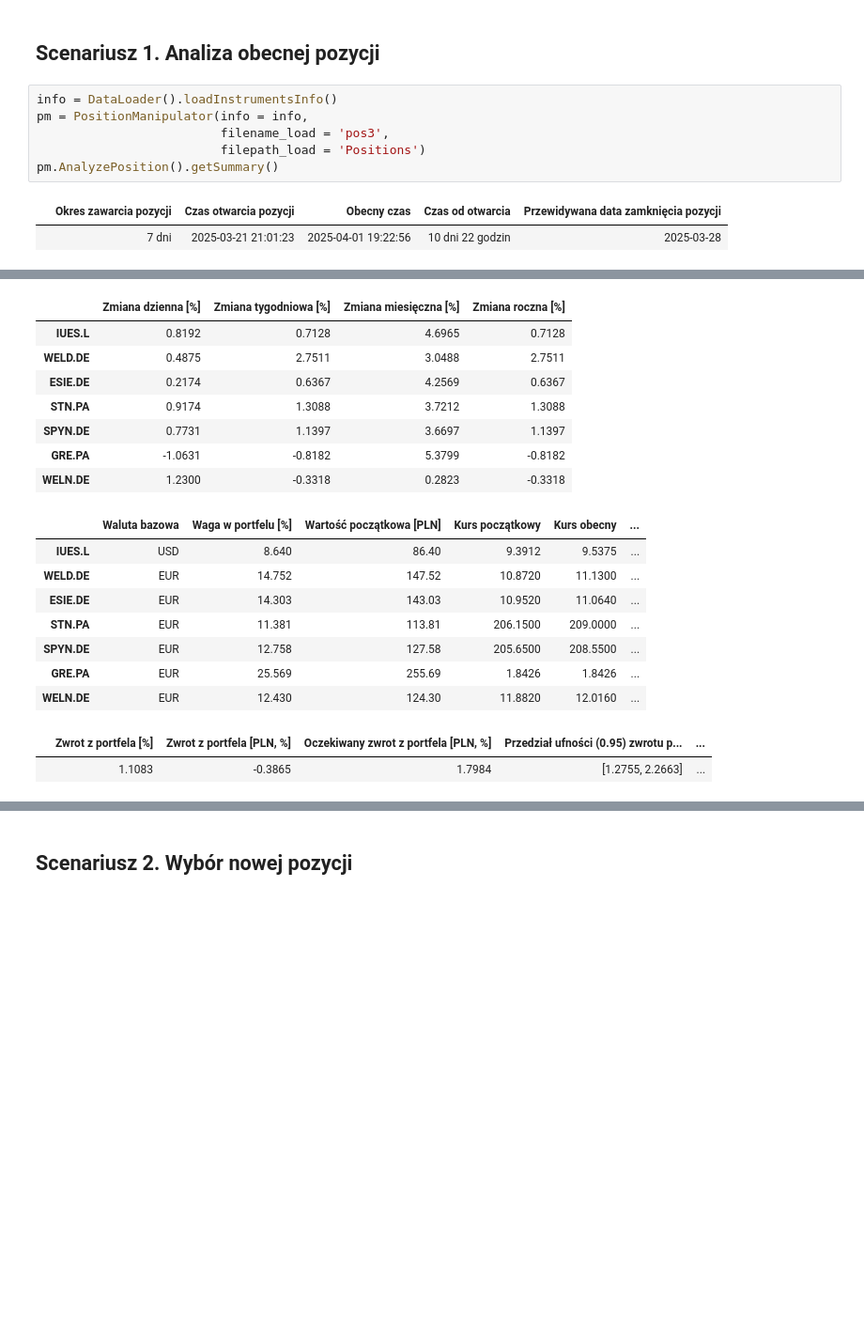
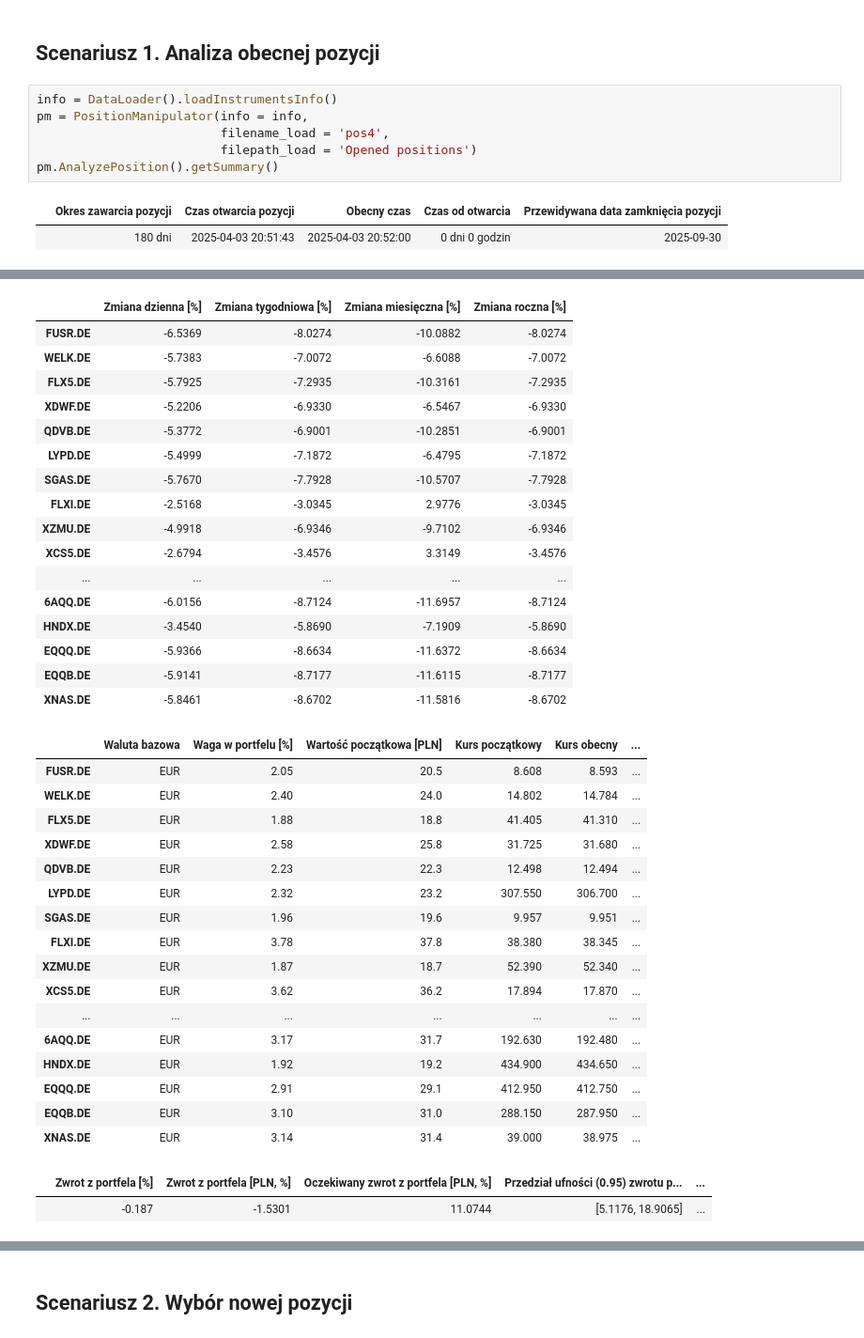
Before and after one commit to jakubweglowski/ETF-Trading, a Jupyter notebook: run.ipynb, the cells around one changed output, grey strips where cells are left out. Shown at 94% size. Saved outputs shown, nothing was run; the diff lists cells and outputs as text; blank space fills up the shorter version.

```diff
--- a/run.ipynb
+++ b/run.ipynb
@@ -53,10 +53,10 @@ Zakończono pobieranie
 # %%
 info = DataLoader().loadInstrumentsInfo()
 pm = PositionManipulator(info = info,
-                         filename_load = 'pos3',
-                         filepath_load = 'Positions')
+                         filename_load = 'pos4',
+                         filepath_load = 'Opened positions')
 pm.AnalyzePosition().getSummary()
 # %% [output]
 |  | Okres zawarcia pozycji | Czas otwarcia pozycji | Obecny czas | Czas od otwarcia | Przewidywana data zamknięcia pozycji |
-|  | 7 dni | 2025-03-21 21:01:23 | 2025-04-01 19:22:56 | 10 dni 22 godzin | 2025-03-28 |
+|  | 180 dni | 2025-04-03 20:51:43 | 2025-04-03 20:52:00 | 0 dni 0 godzin | 2025-09-30 |
 |  | Początkowy kurs walutowy (Ask) | Obecny kurs walutowy (Bid) | Stopa zwrotu [%] |
@@ -67,18 +67,36 @@ pm.AnalyzePosition().getSummary()
 |  | Zmiana dzienna [%] | Zmiana tygodniowa [%] | Zmiana miesięczna [%] | Zmiana roczna [%] |
-| IUES.L | 0.8192 | 0.7128 | 4.6965 | 0.7128 |
-| WELD.DE | 0.4875 | 2.7511 | 3.0488 | 2.7511 |
-| ESIE.DE | 0.2174 | 0.6367 | 4.2569 | 0.6367 |
-| STN.PA | 0.9174 | 1.3088 | 3.7212 | 1.3088 |
-| SPYN.DE | 0.7731 | 1.1397 | 3.6697 | 1.1397 |
-| GRE.PA | -1.0631 | -0.8182 | 5.3799 | -0.8182 |
-| WELN.DE | 1.2300 | -0.3318 | 0.2823 | -0.3318 |
+| FUSR.DE | -6.5369 | -8.0274 | -10.0882 | -8.0274 |
+| WELK.DE | -5.7383 | -7.0072 | -6.6088 | -7.0072 |
+| FLX5.DE | -5.7925 | -7.2935 | -10.3161 | -7.2935 |
+| XDWF.DE | -5.2206 | -6.9330 | -6.5467 | -6.9330 |
+| QDVB.DE | -5.3772 | -6.9001 | -10.2851 | -6.9001 |
+| LYPD.DE | -5.4999 | -7.1872 | -6.4795 | -7.1872 |
+| SGAS.DE | -5.7670 | -7.7928 | -10.5707 | -7.7928 |
+| FLXI.DE | -2.5168 | -3.0345 | 2.9776 | -3.0345 |
+| XZMU.DE | -4.9918 | -6.9346 | -9.7102 | -6.9346 |
+| XCS5.DE | -2.6794 | -3.4576 | 3.3149 | -3.4576 |
+| ... | ... | ... | ... | ... |
+| 6AQQ.DE | -6.0156 | -8.7124 | -11.6957 | -8.7124 |
+| HNDX.DE | -3.4540 | -5.8690 | -7.1909 | -5.8690 |
+| EQQQ.DE | -5.9366 | -8.6634 | -11.6372 | -8.6634 |
+| EQQB.DE | -5.9141 | -8.7177 | -11.6115 | -8.7177 |
+| XNAS.DE | -5.8461 | -8.6702 | -11.5816 | -8.6702 |
 |  | Waluta bazowa | Waga w portfelu [%] | Wartość początkowa [PLN] | Kurs początkowy | Kurs obecny | ... |
-| IUES.L | USD | 8.640 | 86.40 | 9.3912 | 9.5375 | ... |
-| WELD.DE | EUR | 14.752 | 147.52 | 10.8720 | 11.1300 | ... |
-| ESIE.DE | EUR | 14.303 | 143.03 | 10.9520 | 11.0640 | ... |
-| STN.PA | EUR | 11.381 | 113.81 | 206.1500 | 209.0000 | ... |
-| SPYN.DE | EUR | 12.758 | 127.58 | 205.6500 | 208.5500 | ... |
-| GRE.PA | EUR | 25.569 | 255.69 | 1.8426 | 1.8426 | ... |
-| WELN.DE | EUR | 12.430 | 124.30 | 11.8820 | 12.0160 | ... |
+| FUSR.DE | EUR | 2.05 | 20.5 | 8.608 | 8.593 | ... |
+| WELK.DE | EUR | 2.40 | 24.0 | 14.802 | 14.784 | ... |
+| FLX5.DE | EUR | 1.88 | 18.8 | 41.405 | 41.310 | ... |
+| XDWF.DE | EUR | 2.58 | 25.8 | 31.725 | 31.680 | ... |
+| QDVB.DE | EUR | 2.23 | 22.3 | 12.498 | 12.494 | ... |
+| LYPD.DE | EUR | 2.32 | 23.2 | 307.550 | 306.700 | ... |
+| SGAS.DE | EUR | 1.96 | 19.6 | 9.957 | 9.951 | ... |
+| FLXI.DE | EUR | 3.78 | 37.8 | 38.380 | 38.345 | ... |
+| XZMU.DE | EUR | 1.87 | 18.7 | 52.390 | 52.340 | ... |
+| XCS5.DE | EUR | 3.62 | 36.2 | 17.894 | 17.870 | ... |
+| ... | ... | ... | ... | ... | ... | ... |
+| 6AQQ.DE | EUR | 3.17 | 31.7 | 192.630 | 192.480 | ... |
+| HNDX.DE | EUR | 1.92 | 19.2 | 434.900 | 434.650 | ... |
+| EQQQ.DE | EUR | 2.91 | 29.1 | 412.950 | 412.750 | ... |
+| EQQB.DE | EUR | 3.10 | 31.0 | 288.150 | 287.950 | ... |
+| XNAS.DE | EUR | 3.14 | 31.4 | 39.000 | 38.975 | ... |
 |  | Zwrot z portfela [%] | Zwrot z portfela [PLN, %] | Oczekiwany zwrot z portfela [PLN, %] | Przedział ufności (0.95) zwrotu p... | ... |
-|  | 1.1083 | -0.3865 | 1.7984 | [1.2755, 2.2663] | ... |
+|  | -0.187 | -1.5301 | 11.0744 | [5.1176, 18.9065] | ... |
```
Also changed, not shown: parts of 23 cells of this notebook, 47 other files.
